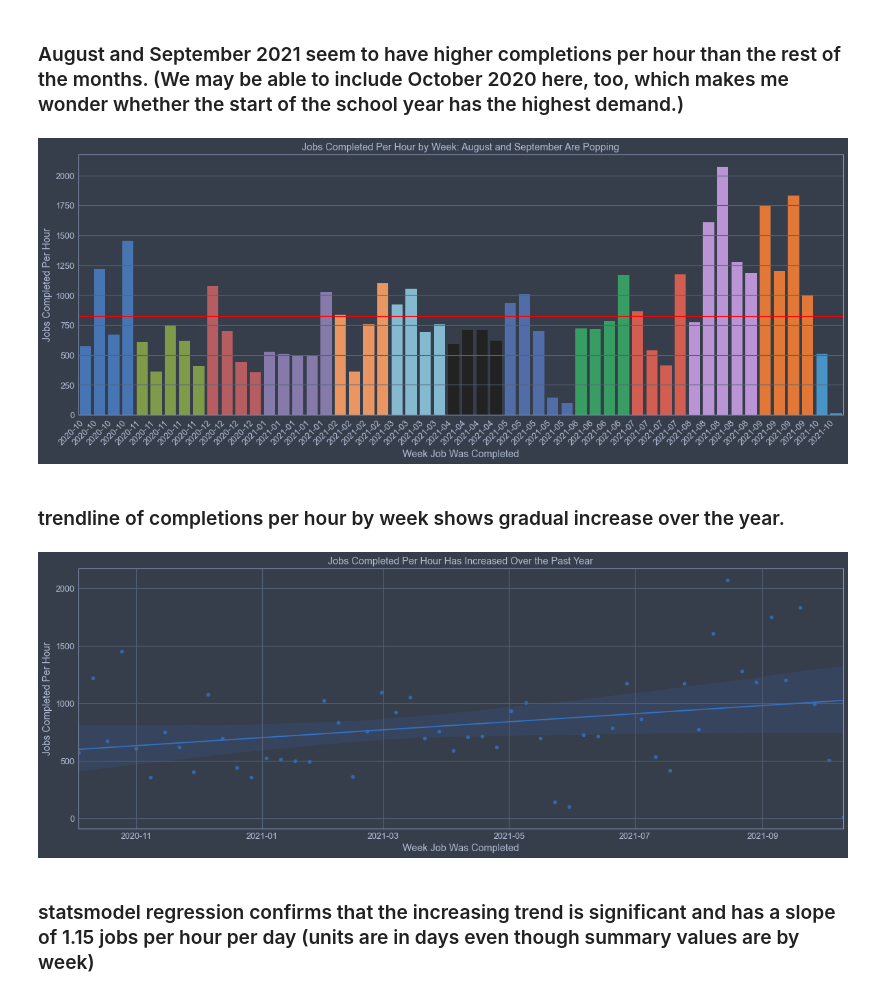
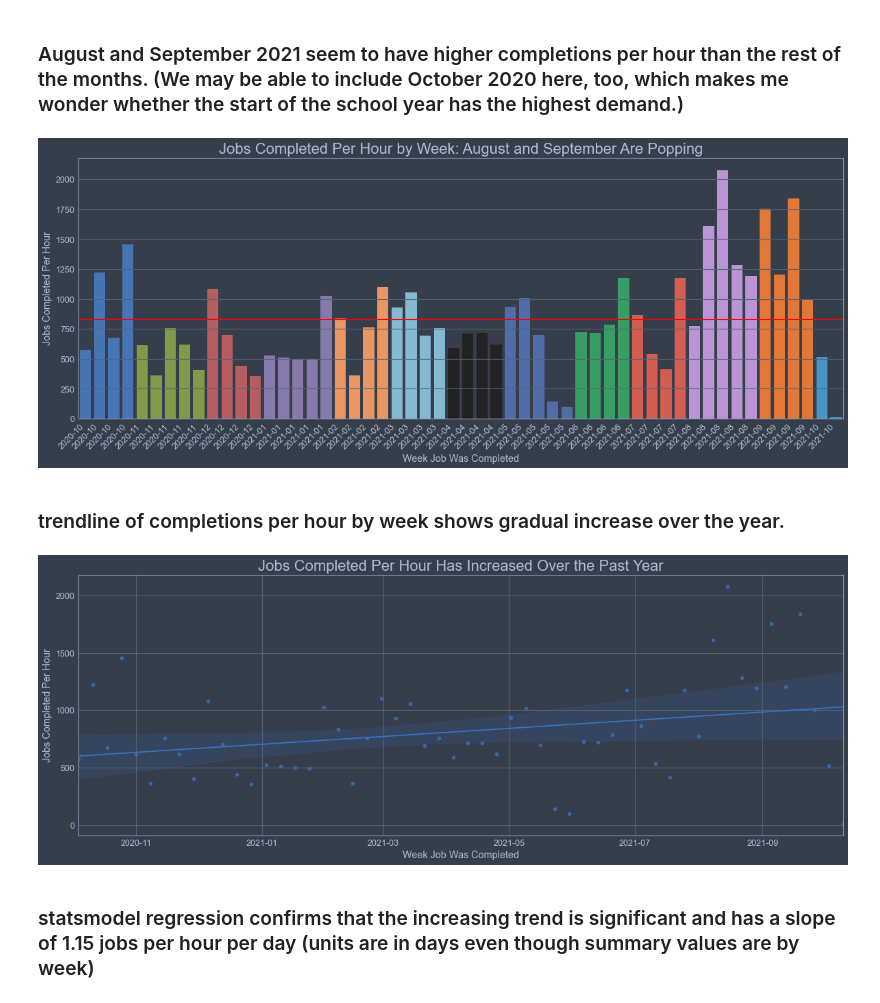
Before and after one commit to jrioross/accre-data-nerds, a Jupyter notebook: notebooks/jrr_01_fs_exploration.ipynb, the cells around one changed output. Drawn from its saved outputs; the diff is of its cells as text; code cells hidden in the pictures.

```diff
--- a/notebooks/jrr_01_fs_exploration.ipynb
+++ b/notebooks/jrr_01_fs_exploration.ipynb
@@ -77,0 +65,6 @@ ValueError: index must be monotonic
+# %%
+slurm_jobs['ROLL1HR'] = (slurm_jobs
+                           .rolling('1h', on = 'END')
+                            ['JOBID']
+                            .count()
+                        )
@@ -111,7 +116,7 @@ def td_hours(timedelta):
     return hours
 # %%
 # overall completions per hour for slurm_jobs
-completions = len(slurm_jobs_comp)
+completions = slurm_jobs['END'].count()
 time_diff = (slurm_jobs['END'].max() - slurm_jobs['END'].min())
 jobs_per_hour = completions/td_hours(time_diff)
 print(round(jobs_per_hour, 1), 'completions per hour')
@@ -155,16 +135,16 @@ table output of jobs completed per hour by day, summarized by day of the week
 
 bar plot of jobs completed per hour by day, summarized by day of the week
 # %%
-comp_per_hour_by_week = (slurm_jobs_comp.groupby(
+ended_per_hour_by_week = (slurm_jobs.groupby(
                                     pd.Grouper(key = 'END', freq = 'W')) # Group by week
-                                 ['JOBID'] # Counting job ids
-                                 .count()/168 # divide count by 168 hours in a week
-                        )
+                                    ['JOBID'] # Counting job ids
+                                    .count()/168 # divide count by 168 hours in a week
+                         )
 # %%
 # display with renamed columns
-comp_per_hour_by_week = (comp_per_hour_by_week.reset_index()
-                                              .rename(columns = {'END': 'WEEK OF',
-                                                                 'JOBID': 'COMPLETIONS PER HOUR'}
+ended_per_hour_by_week = (ended_per_hour_by_week.reset_index()
+                                              .rename(columns = {'END': 'WEEKOF',
+                                                                 'JOBID': 'ENDEDPERHOUR'}
                                                      )
                         )
 # %% [markdown]
@@ -172,49 +152,55 @@ comp_per_hour_by_week = (comp_per_hour_by_week.reset_index()
 # %%
 # Plot completions per hour by week, colored by month
 fig, ax = plt.subplots(figsize=(20,7))
 
-x_dates = comp_per_hour_by_week['WEEK OF'].dt.strftime('%Y-%m')
+x_dates = ended_per_hour_by_week['WEEKOF'].dt.strftime('%Y-%m')
 
-sns.barplot(x = 'WEEK OF',
-            y = 'COMPLETIONS PER HOUR',
-            data = comp_per_hour_by_week,
+sns.barplot(x = 'WEEKOF',
+            y = 'ENDEDPERHOUR',
+            data = ended_per_hour_by_week,
             ax = ax,
             hue = x_dates,
             dodge = False
            )
 
 
 ax.set_xticklabels(labels=x_dates, rotation=45, ha='right')
 ax.get_legend().remove()
 ax.axhline(jobs_per_hour, color = 'red')
 ax.set(xlabel = 'Week Job Was Completed',
-       ylabel = 'Jobs Completed Per Hour',
-       title = 'Jobs Completed Per Hour by Week: August and September Are Popping')
+       ylabel = 'Jobs Completed Per Hour'
+      )
+ax.set_title('Jobs Completed Per Hour by Week: August and September Are Popping',
+             fontdict = {'fontsize':22}
+            )
 plt.show()
 # %% [output]
-[figure, old version]
+[figure, new version]
 # %% [markdown]
 ### trendline of completions per hour by week shows gradual increase over the year.
 # %%
 # Plot completions per hour by week along with trendline, which shows gradual increase over the year
 fig, ax = plt.subplots(figsize=(20,7))
 
-ax.xaxis.update_units(comp_per_hour_by_week['WEEK OF'])
+ax.xaxis.update_units(ended_per_hour_by_week['WEEKOF'])
 
-sns.regplot(x = ax.xaxis.convert_units(comp_per_hour_by_week['WEEK OF']),
-            y = 'COMPLETIONS PER HOUR',
-            data = comp_per_hour_by_week,
+sns.regplot(x = ax.xaxis.convert_units(ended_per_hour_by_week['WEEKOF']),
+            y = 'ENDEDPERHOUR',
+            data = ended_per_hour_by_week,
             ax = ax,
             #hue = x_dates,
             #dodge = False
            )
 
 ax.set(xlabel = 'Week Job Was Completed',
-       ylabel = 'Jobs Completed Per Hour',
-       title = 'Jobs Completed Per Hour Has Increased Over the Past Year')
+       ylabel = 'Jobs Completed Per Hour'
+      )
+ax.set_title('Jobs Completed Per Hour Has Increased Over the Past Year',
+      fontdict = {'fontsize' : 22}
+      )
 plt.show()
 # %% [output]
-[figure, old version]
+[figure, new version]
 # %% [markdown]
 ### statsmodel regression confirms that the increasing trend is significant and has a slope of 1.15 jobs per hour per day (units are in days even though summary values are by week)
 # %%
```
Also changed, not shown: parts of 30 cells of this notebook, 1 other file.
